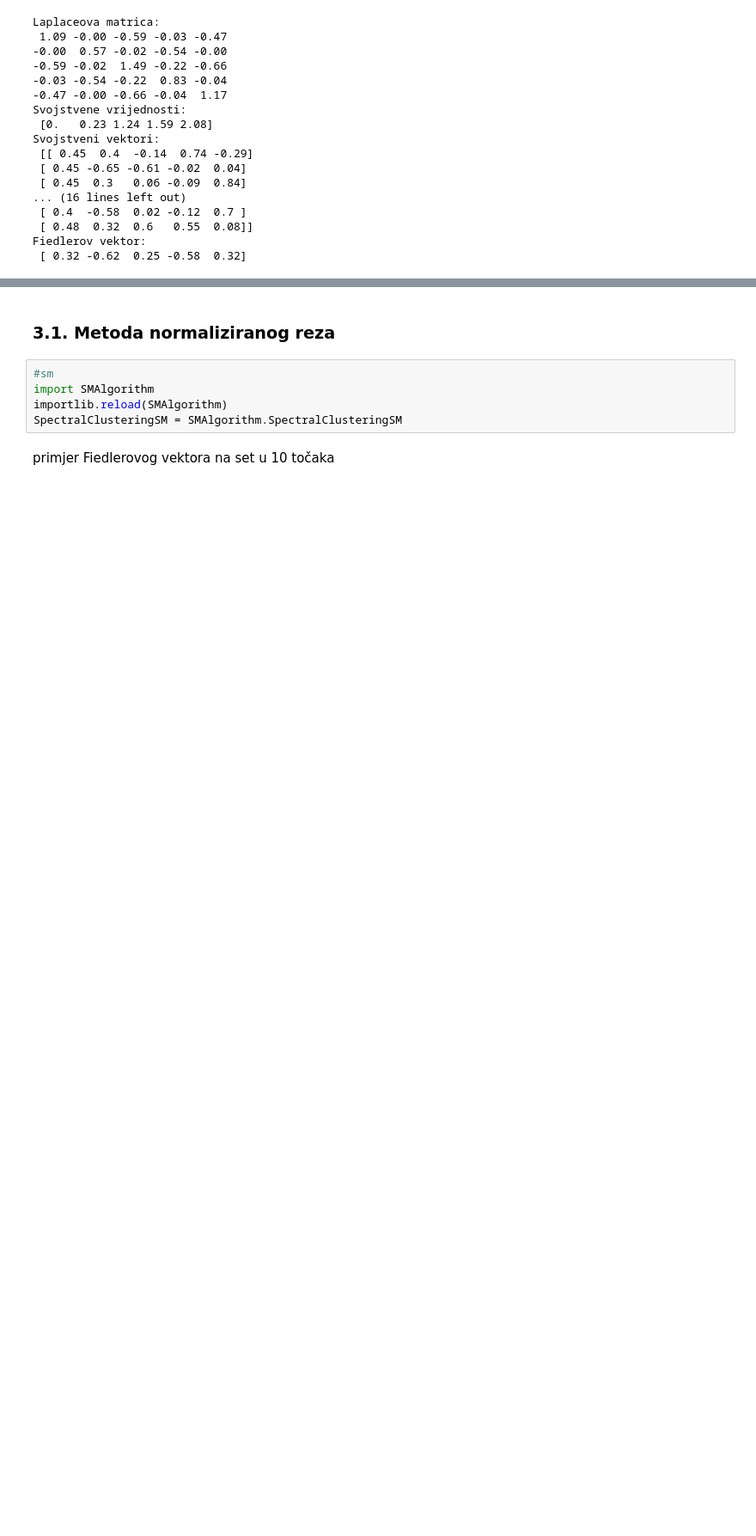
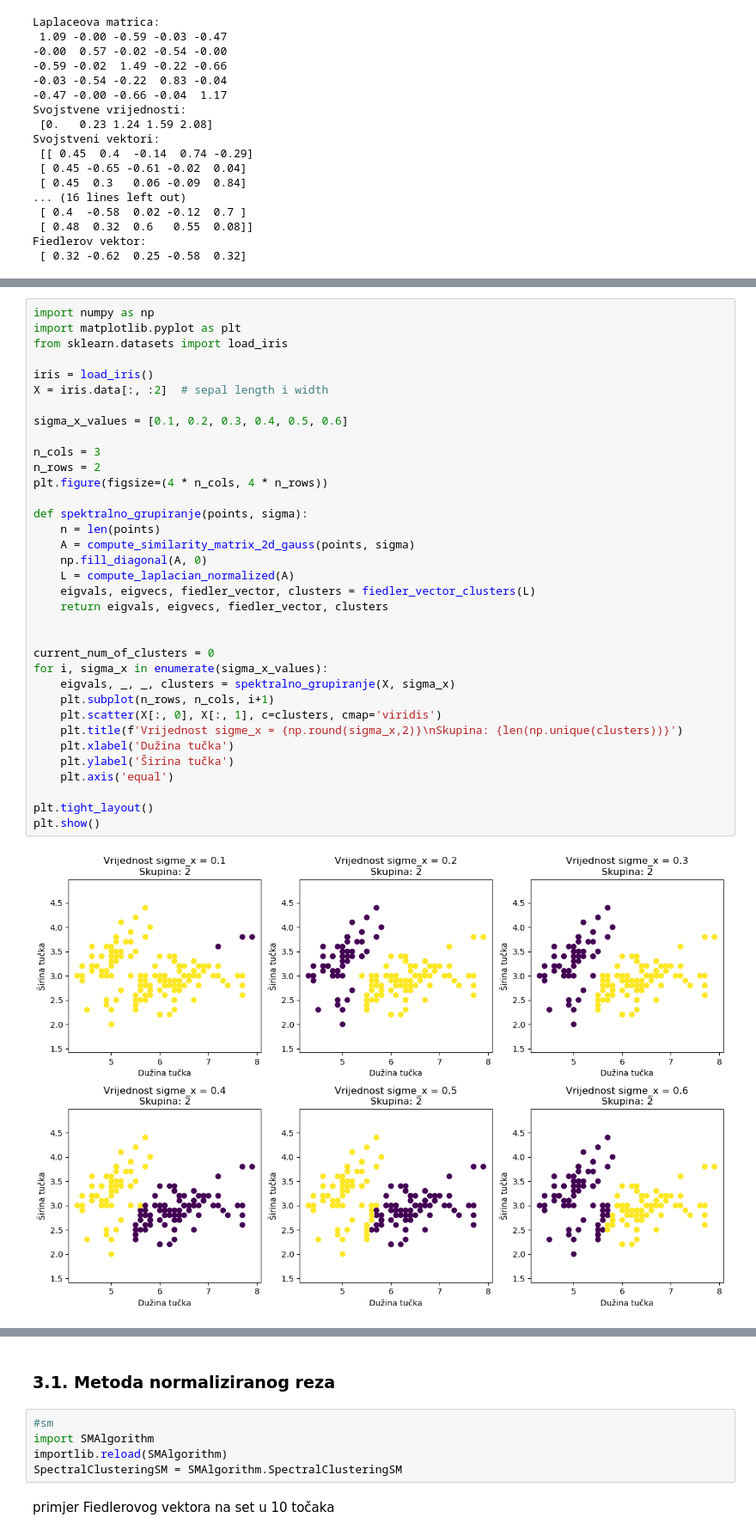
Before and after one commit to antoniamstr1/diplomski_rad, a Jupyter notebook: Spektralno_grupiranje.ipynb, the cells around one changed output, grey strips where cells are left out. Shown at 86% size. Cells and saved outputs as stored; diff of their text form; blank space fills up the shorter version.

```diff
--- a/Spektralno_grupiranje.ipynb
+++ b/Spektralno_grupiranje.ipynb
@@ -775,0 +784,37 @@ Fiedlerov vektor:
+# %%
+import numpy as np
+import matplotlib.pyplot as plt
+from sklearn.datasets import load_iris
+
+iris = load_iris()
+X = iris.data[:, :2]  # sepal length i width
+
+sigma_x_values = [0.1, 0.2, 0.3, 0.4, 0.5, 0.6]
+
+n_cols = 3
+n_rows = 2
+plt.figure(figsize=(4 * n_cols, 4 * n_rows))
+
+def spektralno_grupiranje(points, sigma):
+    n = len(points)
+    A = compute_similarity_matrix_2d_gauss(points, sigma)
+    np.fill_diagonal(A, 0)
+    L = compute_laplacian_normalized(A)
+    eigvals, eigvecs, fiedler_vector, clusters = fiedler_vector_clusters(L)
+    return eigvals, eigvecs, fiedler_vector, clusters
+
+
+current_num_of_clusters = 0
+for i, sigma_x in enumerate(sigma_x_values):
+    eigvals, _, _, clusters = spektralno_grupiranje(X, sigma_x)
+    plt.subplot(n_rows, n_cols, i+1)
+    plt.scatter(X[:, 0], X[:, 1], c=clusters, cmap='viridis')
+    plt.title(f'Vrijednost sigme_x = {np.round(sigma_x,2)}\nSkupina: {len(np.unique(clusters))}')
+    plt.xlabel('Dužina tučka')
+    plt.ylabel('Širina tučka')
+    plt.axis('equal')
+
+plt.tight_layout()
+plt.show()
+# %% [output]
+[figure, added]
```
Also changed, not shown: parts of 32 cells of this notebook, 24 other files.
